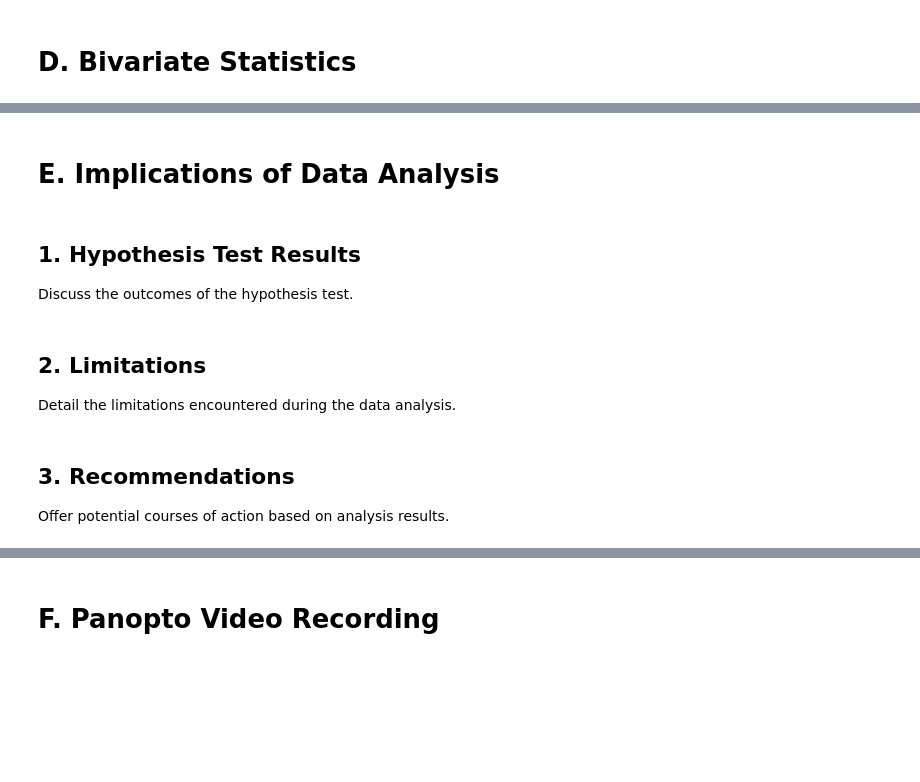
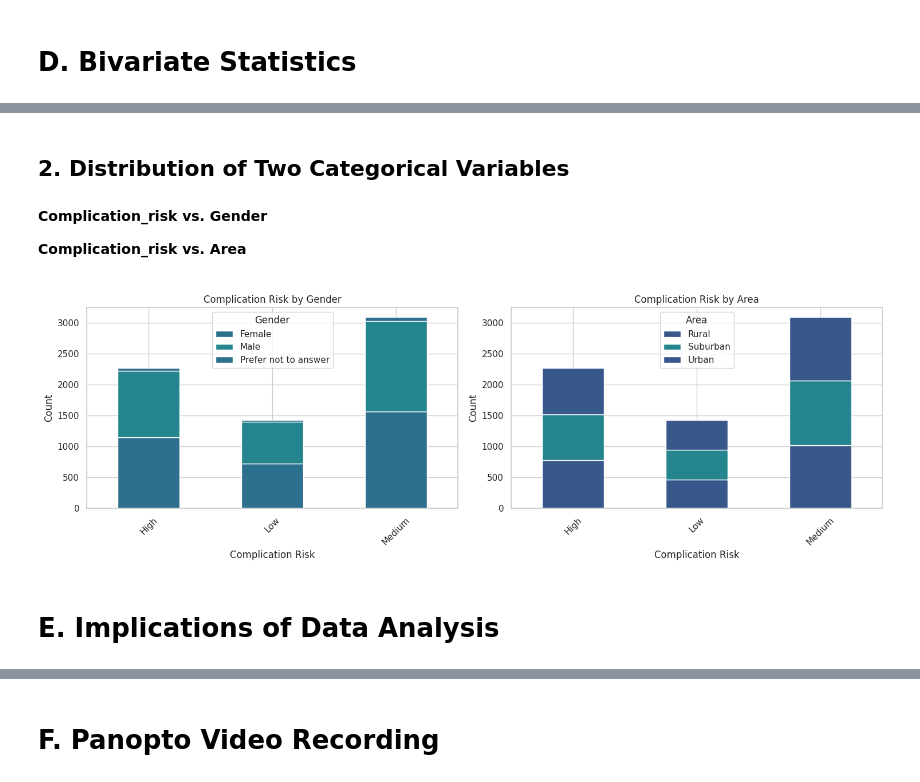
Before and after one commit to nestrada79/MSDA, a Jupyter notebook: D207/D207.ipynb, the cells around one changed output, grey strips where cells are left out. Saved outputs shown, nothing was run; the diff lists cells and outputs as text; code cells hidden in the pictures; blank space fills up the shorter version.

```diff
--- a/D207/D207.ipynb
+++ b/D207/D207.ipynb
@@ -118,11 +204,34 @@ Visualization: Insert graphs or images showcasing the bivariate distribution of
+# %% [markdown]
+## **2. Distribution of Two Categorical Variables**
+# %% [markdown]
+**Complication_risk vs. Gender<P>
+Complication_risk vs. Area**
+# %%
+# Create the crosstabs for the categorical variables
+crosstab_gender = pd.crosstab(df['Complication_risk'], df['Gender'])
+crosstab_area = pd.crosstab(df['Complication_risk'], df['Area'])
+
+# Set up plots for bivariate statistics of categorical variables with "viridis" palette colors
+fig, axes = plt.subplots(1, 2, figsize=(15, 5))
+
+# Stacked bar plot for Complication_risk vs Gender using viridis colors
+crosstab_gender.plot(kind='bar', stacked=True, ax=axes[0], color=colors_from_viridis[3:5])
+axes[0].set_title('Complication Risk by Gender')
+axes[0].set_xlabel('Complication Risk')
+axes[0].set_ylabel('Count')
+axes[0].set_xticklabels(axes[0].get_xticklabels(), rotation=45)
+
+# Stacked bar plot for Complication_risk vs Area using viridis colors
+crosstab_area.plot(kind='bar', stacked=True, ax=axes[1], color=colors_from_viridis[2:5:2])
+axes[1].set_title('Complication Risk by Area')
+axes[1].set_xlabel('Complication Risk')
+axes[1].set_ylabel('Count')
+axes[1].set_xticklabels(axes[1].get_xticklabels(), rotation=45)
+
+# Adjust layout
+plt.tight_layout()
+plt.show()
+# %% [output]
+[figure, added]
 # %% [markdown]
 # **E. Implications of Data Analysis**
-# %% [markdown]
-## **1. Hypothesis Test Results**
-Discuss the outcomes of the hypothesis test.
-# %% [markdown]
-## **2. Limitations**
-Detail the limitations encountered during the data analysis.
-# %% [markdown]
-## **3. Recommendations**
-Offer potential courses of action based on analysis results.
```
Also changed, not shown: parts of 29 cells of this notebook.
